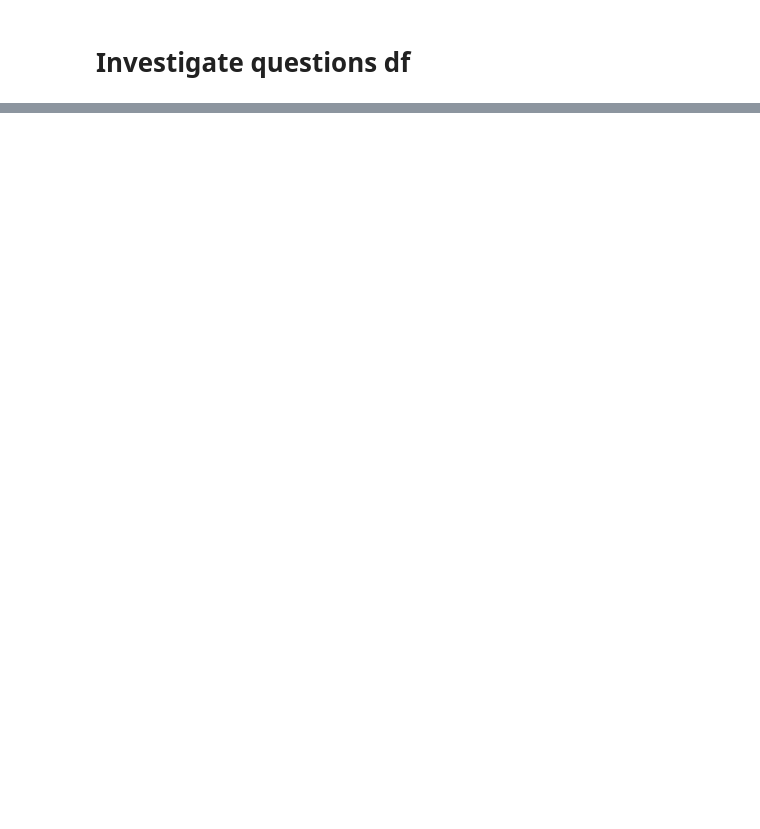
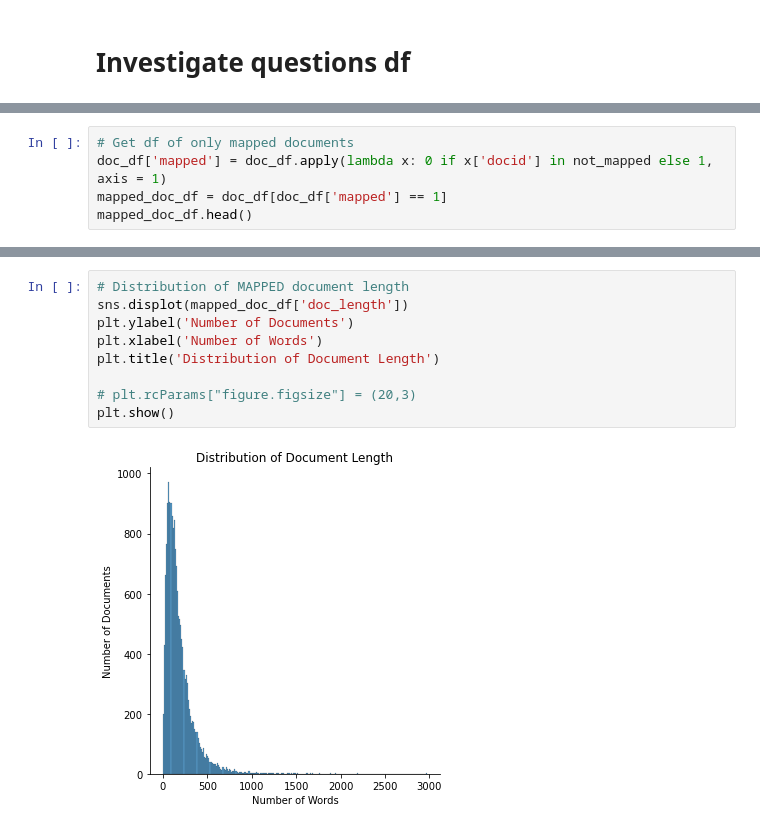
Before and after one commit to y4nrui/ezfinbot, a Jupyter notebook: 1.EDA & Visualization/eda-visualization.ipynb, the cells around one changed output, grey strips where cells are left out. Saved outputs shown, nothing was run; the diff lists cells and outputs as text; blank space fills up the shorter version.

```diff
--- a/1.EDA & Visualization/eda-visualization.ipynb
+++ b/1.EDA & Visualization/eda-visualization.ipynb
@@ -288,0 +185,5 @@ Name: doc_length, dtype: int64
+# %%
+# Get df of only mapped documents
+doc_df['mapped'] = doc_df.apply(lambda x: 0 if x['docid'] in not_mapped else 1, axis = 1)
+mapped_doc_df = doc_df[doc_df['mapped'] == 1]
+mapped_doc_df.head()
@@ -288,0 +197,11 @@ Name: doc_length, dtype: int64
+# %%
+# Distribution of MAPPED document length
+sns.displot(mapped_doc_df['doc_length'])
+plt.ylabel('Number of Documents')
+plt.xlabel('Number of Words')
+plt.title('Distribution of Document Length')
+
+# plt.rcParams["figure.figsize"] = (20,3)
+plt.show()
+# %% [output]
+[figure, added]
```
Also changed, not shown: parts of 25 cells of this notebook.
